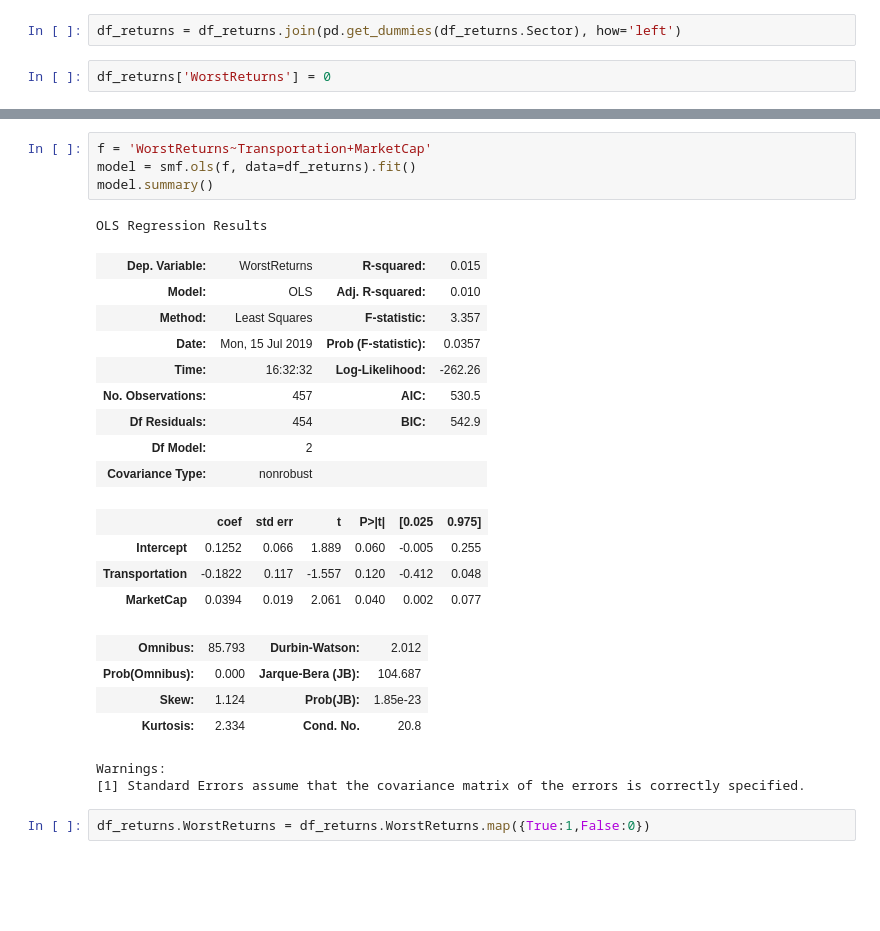
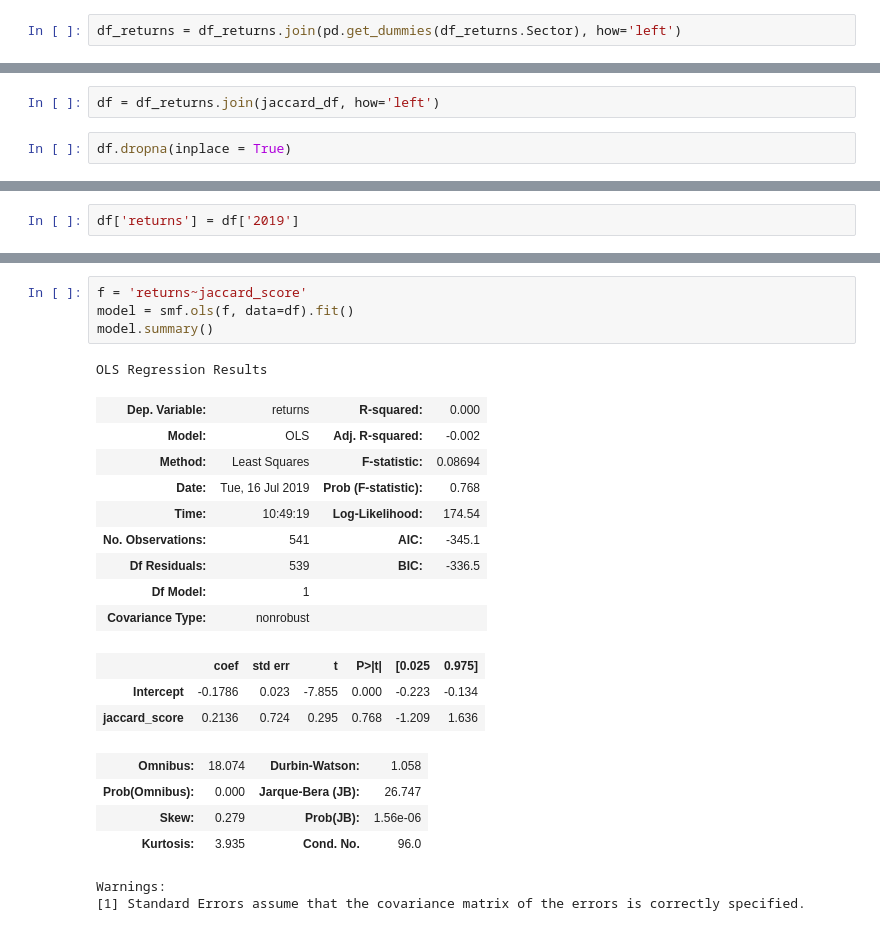
Before and after one commit to matt8955/mod-3-project, a Jupyter notebook: data_transformation.ipynb, the cells around one changed output, grey strips where cells are left out. Saved outputs shown, nothing was run; the diff lists cells and outputs as text; blank space fills up the shorter version.

Commit message:
jaccard score in df

```diff
--- a/data_transformation.ipynb
+++ b/data_transformation.ipynb
@@ -84,6 +120,4 @@ df.MarketCap = np.log(df.MarketCap)
 df_returns = df_returns.join(df, how='left')
 # %%
 df_returns = df_returns.join(pd.get_dummies(df_returns.Sector), how='left')
-# %%
-df_returns['WorstReturns'] = 0
 # %%
@@ -101,0 +133,4 @@ df_returns.Transportation.shape
+# %%
+df = df_returns.join(jaccard_df, how='left')
+# %%
+df.dropna(inplace = True)
@@ -101,0 +142,2 @@ df_returns.Transportation.shape
+# %%
+df['returns'] = df['2019']
@@ -102,27 +165,24 @@ df_returns.Transportation.shape
 # %%
-f = 'WorstReturns~Transportation+MarketCap'
-model = smf.ols(f, data=df_returns).fit()
+f = 'returns~jaccard_score'
+model = smf.ols(f, data=df).fit()
 model.summary()
 # %% [output]
 OLS Regression Results
-| Dep. Variable: | WorstReturns | R-squared: | 0.015 |
-| Model: | OLS | Adj. R-squared: | 0.010 |
-| Method: | Least Squares | F-statistic: | 3.357 |
-| Date: | Mon, 15 Jul 2019 | Prob (F-statistic): | 0.0357 |
-| Time: | 16:32:32 | Log-Likelihood: | -262.26 |
-| No. Observations: | 457 | AIC: | 530.5 |
-| Df Residuals: | 454 | BIC: | 542.9 |
-| Df Model: | 2 |  |  |
+| Dep. Variable: | returns | R-squared: | 0.000 |
+| Model: | OLS | Adj. R-squared: | -0.002 |
+| Method: | Least Squares | F-statistic: | 0.08694 |
+| Date: | Tue, 16 Jul 2019 | Prob (F-statistic): | 0.768 |
+| Time: | 10:49:19 | Log-Likelihood: | 174.54 |
+| No. Observations: | 541 | AIC: | -345.1 |
+| Df Residuals: | 539 | BIC: | -336.5 |
+| Df Model: | 1 |  |  |
 | Covariance Type: | nonrobust |  |  |
 |  | coef | std err | t | P>|t| | [0.025 | 0.975] |
-| Intercept | 0.1252 | 0.066 | 1.889 | 0.060 | -0.005 | 0.255 |
-| Transportation | -0.1822 | 0.117 | -1.557 | 0.120 | -0.412 | 0.048 |
-| MarketCap | 0.0394 | 0.019 | 2.061 | 0.040 | 0.002 | 0.077 |
+| Intercept | -0.1786 | 0.023 | -7.855 | 0.000 | -0.223 | -0.134 |
+| jaccard_score | 0.2136 | 0.724 | 0.295 | 0.768 | -1.209 | 1.636 |
-| Omnibus: | 85.793 | Durbin-Watson: | 2.012 |
-| Prob(Omnibus): | 0.000 | Jarque-Bera (JB): | 104.687 |
-| Skew: | 1.124 | Prob(JB): | 1.85e-23 |
-| Kurtosis: | 2.334 | Cond. No. | 20.8 |
+| Omnibus: | 18.074 | Durbin-Watson: | 1.058 |
+| Prob(Omnibus): | 0.000 | Jarque-Bera (JB): | 26.747 |
+| Skew: | 0.279 | Prob(JB): | 1.56e-06 |
+| Kurtosis: | 3.935 | Cond. No. | 96.0 |
 Warnings:
 [1] Standard Errors assume that the covariance matrix of the errors is correctly specified.
-# %%
-df_returns.WorstReturns = df_returns.WorstReturns.map({True:1,False:0})
```
Also changed, not shown: parts of 21 cells of this notebook, 1 other file.
